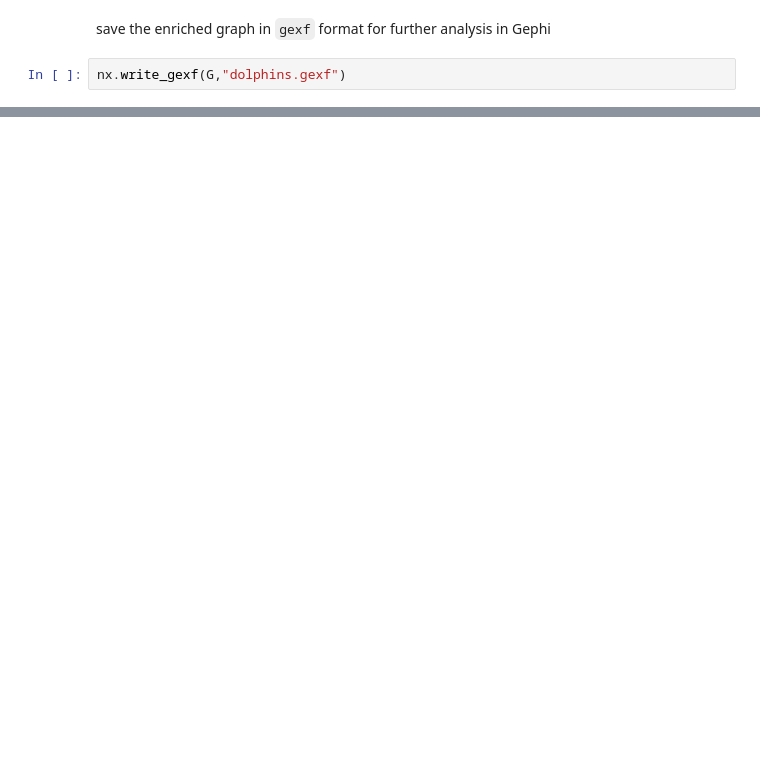
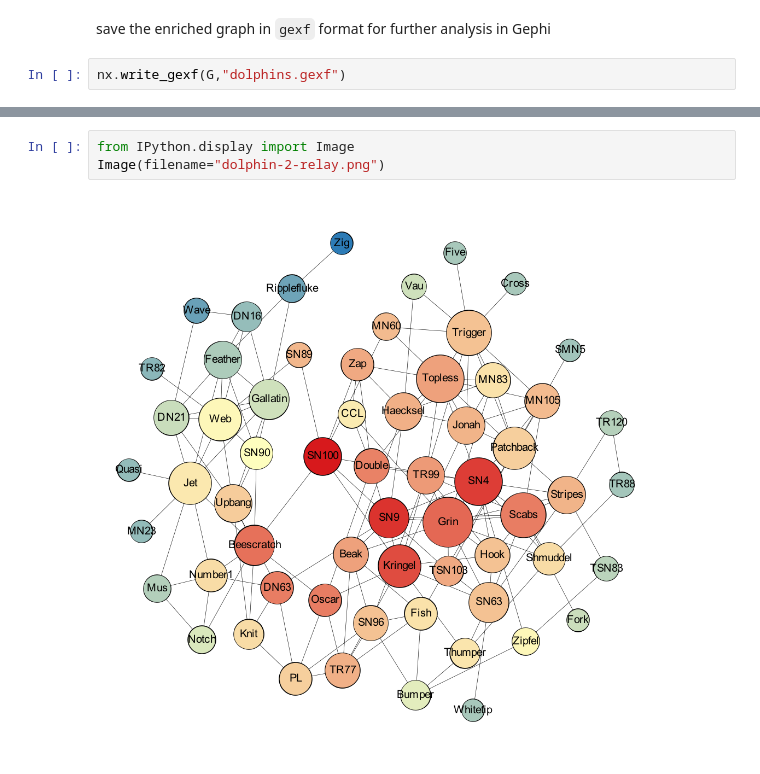
Before and after one commit to muftring/iu-netsci, a Jupyter notebook: week-06/w06_exploring-centrality_uftring_michael.ipynb, the cells around one changed output, grey strips where cells are left out. Saved outputs shown, nothing was run; the diff lists cells and outputs as text; blank space fills up the shorter version.

```diff
--- a/week-06/w06_exploring-centrality_uftring_michael.ipynb
+++ b/week-06/w06_exploring-centrality_uftring_michael.ipynb
@@ -150,0 +193,5 @@ There is a lot smack going around the pod and everyone wants to know if Flipper
+# %%
+from IPython.display import Image
+Image(filename="dolphin-2-relay.png")
+# %% [output]
+[figure, added]
```
Also changed, not shown: parts of 23 cells of this notebook, 8 other files.
